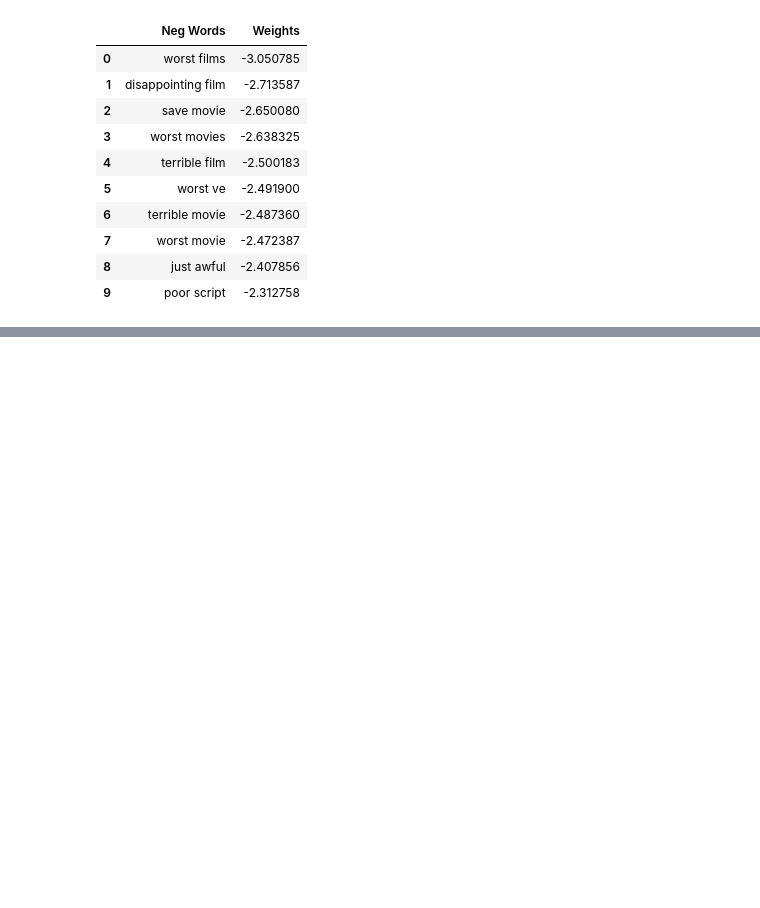
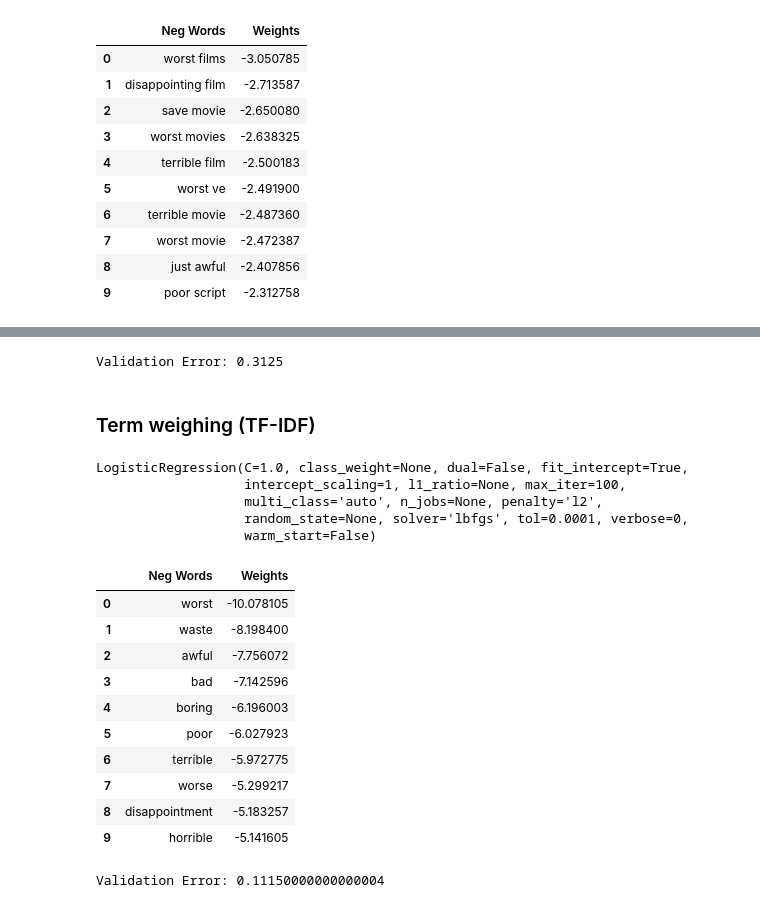
Before and after one commit to MrThomasPin/what-is-mst3k, a Jupyter notebook: imdb_mst3k.ipynb, the cells around one changed output, grey strips where cells are left out. Cells and saved outputs as stored; diff of their text form; code cells hidden in the pictures; blank space fills up the shorter version.

```diff
--- a/imdb_mst3k.ipynb
+++ b/imdb_mst3k.ipynb
@@ -240,0 +372,62 @@ results
+# %%
+print(f"Validation Error: {1 - lr_ngram3.score(X_test_counts, y_valid)}")
+# %% [output]
+Validation Error: 0.3125
+# %% [markdown]
+### Term weighing (TF-IDF)
+# %%
+from sklearn.feature_extraction.text import TfidfVectorizer
+
+X_train, X_valid, y_train, y_valid = train_test_split(imdb_df['review'],
+                                                                        imdb_df['label'],
+                                                                        test_size = 0.20,
+                                                                        random_state = 12)
+
+
+
+vec = TfidfVectorizer(max_features=5000,
+                      stop_words='english')
+
+X_train_counts = vec.fit_transform(X_train)
+
+X_test_counts = vec.transform(X_valid)
+# %%
+lr_tw = LogisticRegression()
+lr_tw.fit(X_train_counts, y_train)
+# %% [output]
+LogisticRegression(C=1.0, class_weight=None, dual=False, fit_intercept=True,
+                   intercept_scaling=1, l1_ratio=None, max_iter=100,
+                   multi_class='auto', n_jobs=None, penalty='l2',
+                   random_state=None, solver='lbfgs', tol=0.0001, verbose=0,
+                   warm_start=False)
+# %%
+vocab = vec.get_feature_names()
+weights = lr_tw.coef_.flatten()
+
+inds = np.argsort(lr_tw.coef_.flatten())
+
+negative_words = [vocab[index] for index in inds[:10]]
+
+neg_words_weights = [(weights[index]) for index in inds[:10]]
+
+results = pd.DataFrame({'Neg Words':negative_words, 'Weights':neg_words_weights})
+
+results.to_csv(r'table\negative_tw.csv')
+# %%
+results
+# %% [output]
+|  | Neg Words | Weights |
+| 0 | worst | -10.078105 |
+| 1 | waste | -8.198400 |
+| 2 | awful | -7.756072 |
+| 3 | bad | -7.142596 |
+| 4 | boring | -6.196003 |
+| 5 | poor | -6.027923 |
+| 6 | terrible | -5.972775 |
+| 7 | worse | -5.299217 |
+| 8 | disappointment | -5.183257 |
+| 9 | horrible | -5.141605 |
+# %%
+print(f"Validation Error: {1 - lr_tw.score(X_test_counts, y_valid)}")
+# %% [output]
+Validation Error: 0.11150000000000004
```
Also changed, not shown: parts of 19 cells of this notebook.
